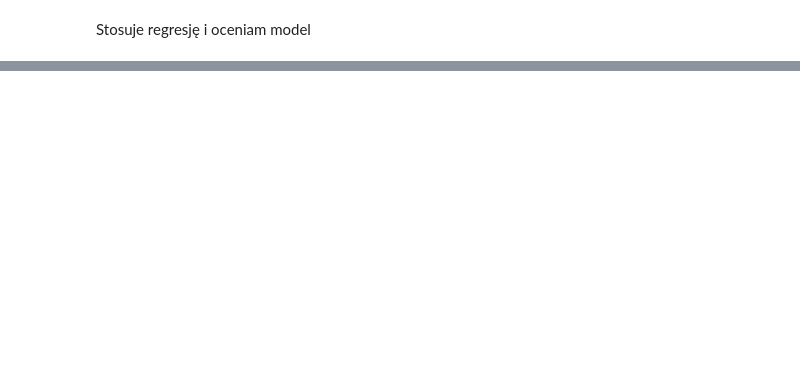
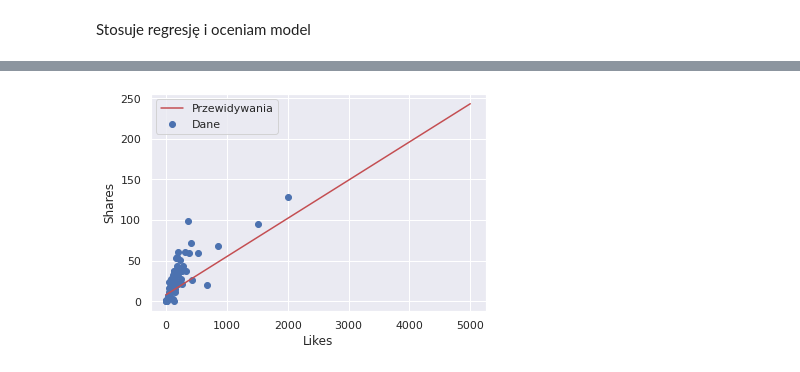
Before and after one commit to WojPpl/RegressionAndSvm, a Jupyter notebook: facebook.ipynb, the cells around one changed output, grey strips where cells are left out. Drawn from its saved outputs; the diff is of its cells as text; code cells hidden in the pictures; blank space fills up the shorter version.

```diff
--- a/facebook.ipynb
+++ b/facebook.ipynb
@@ -155,0 +293,4 @@ lin_reg.score(facebook_data_train.like.values.reshape(-1, 1), facebook_data_trai
+# %%
+likes_model.compile(
+    optimizer=tf.optimizers.Adam(learning_rate=0.1),
+    loss='mean_absolute_error')
@@ -155,0 +299,9 @@ lin_reg.score(facebook_data_train.like.values.reshape(-1, 1), facebook_data_trai
+# %%
+%%time
+history = likes_model.fit(
+    train_features['like'], train_labels,
+    epochs=100,
+    # suppress logging
+    verbose=0,
+    # Calculate validation results on 20% of the training data
+    validation_split = 0.2)
@@ -155,0 +324,14 @@ lin_reg.score(facebook_data_train.like.values.reshape(-1, 1), facebook_data_trai
+# %%
+x = tf.linspace(0.0, 5000, 5000)
+y = likes_model.predict(x)
+# %%
+def plot_rooms(x, y):
+  plt.scatter(train_features['like'], train_labels, label='Dane')
+  plt.plot(x, y, color='r', label='Przewidywania')
+  plt.xlabel('Likes')
+  plt.ylabel('Shares')
+  plt.legend()
+# %%
+plot_rooms(x,y)
+# %% [output]
+[figure, added]
```
Also changed, not shown: parts of 34 cells of this notebook.
